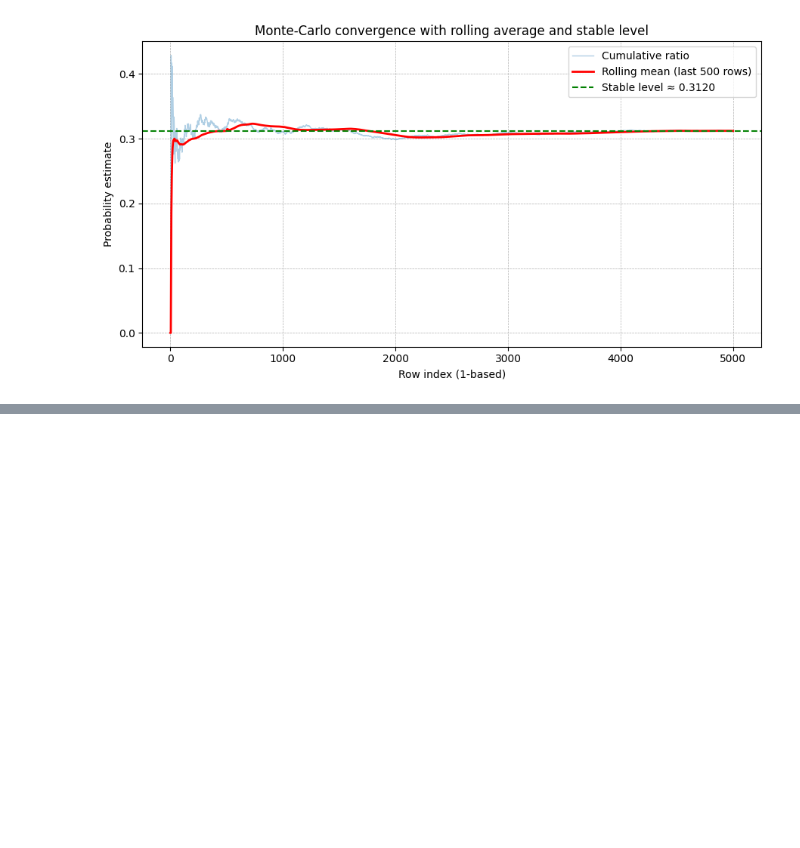
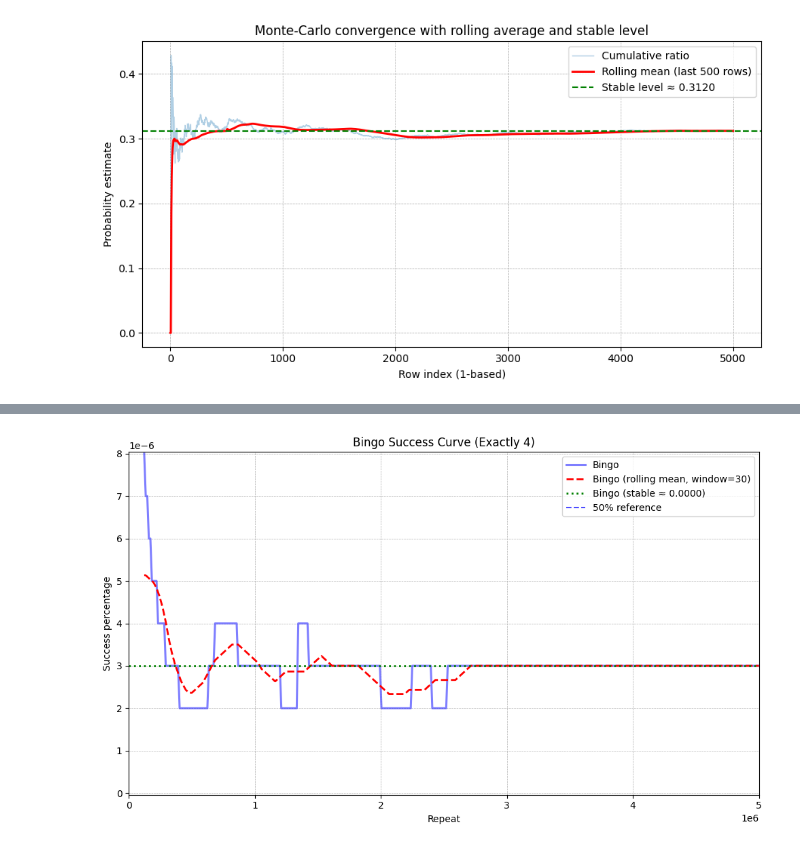
Before and after one commit to SorataBaka/kosen-5, a Jupyter notebook: random-simulation/plot.ipynb, the cells around one changed output, grey strips where cells are left out. Drawn from its saved outputs; the diff is of its cells as text; code cells hidden in the pictures; blank space fills up the shorter version.

```diff
--- a/random-simulation/plot.ipynb
+++ b/random-simulation/plot.ipynb
@@ -275,0 +314,91 @@ plt.show()
+# %%
+#!/usr/bin/env python3
+"""
+Plot Bingo simulation results from a CSV file.
+Uses smooth line graphs with interpolation, rolling average, and stable level.
+Only shows successful Bingo results (percentage > 0).
+"""
+import csv
+import matplotlib.pyplot as plt
+import numpy as np
+from scipy.interpolate import make_interp_spline
+from scipy.ndimage import uniform_filter1d
+
+# ---------------- CONFIG ----------------
+FILENAME = "bingo-2.txt"
+ROLL_WINDOW = 30     # smoothing window on interpolated data
+STABLE_SPAN = 50     # how many last points to average
+# ----------------------------------------
+
+success_x, success_y = [], []
+
+with open(FILENAME, newline="") as f:
+    reader = csv.DictReader(f)
+    for row in reader:
+        try:
+            repeat = int(row["repeat"])
+            pct = float(row["percentage"])
+            if pct > 0:
+                success_x.append(repeat)
+                success_y.append(pct)
+        except (ValueError, KeyError):
+            continue
+
+# ── choose y-axis limits ──────────────────────────────────────────────────────
+if success_y:
+    ymax = max(success_y)
+else:
+    ymax = 0.0
+margin = 0.005 * (1 if ymax == 0 else ymax)
+ylow = -margin
+yhigh = ymax + margin
+
+# ── plot interpolated data ─────────────────────────────────────────────────────
+def sorted_spline(x, y, color, label, s=400):
+    if len(x) < 4:
+        plt.plot(x, y, color=color, linestyle='-', marker='o', label=f"{label} (raw)")
+        return
+
+    x_np, y_np = np.array(x), np.array(y)
+    sorted_idx = np.argsort(x_np)
+    x_sorted, y_sorted = x_np[sorted_idx], y_np[sorted_idx]
+
+    x_smooth = np.linspace(x_sorted.min(), x_sorted.max(), s)
+    spline = make_interp_spline(x_sorted, y_sorted, k=3)
+    y_smooth = spline(x_smooth)
+
+    # ── Main smooth curve ──────────────────────────────────────────
+    plt.plot(x_smooth, y_smooth, color=color, linewidth=2.2, alpha=0.5, label=label)
+
+    # ── Rolling mean ───────────────────────────────────────────────
+    rolling = uniform_filter1d(y_smooth, size=ROLL_WINDOW)
+    plt.plot(x_smooth, rolling, color="red", linestyle='--', linewidth=2, alpha=1.0,
+             label=f"{label} (rolling mean, window={ROLL_WINDOW})")
+
+    # ── Stable final average ───────────────────────────────────────
+    final_span = min(STABLE_SPAN, len(y_smooth))
+    if final_span >= 5:
+        stable_avg = np.mean(y_smooth[-final_span:])
+        plt.axhline(stable_avg, color="green", linestyle=":", linewidth=2, alpha=1.0,
+                    label=f"{label} (stable ≈ {stable_avg:.4f})")
+
+
+# ── Plot setup ────────────────────────────────────────────────────────────────
+plt.figure(figsize=(10, 6))
+
+if success_x:
+    sorted_spline(success_x, success_y, color="blue", label="Bingo")
+
+plt.axhline(0.5, color="blue", linestyle="--", linewidth=1.5, alpha=0.7, label="50% reference")
+
+plt.title("Bingo Success Curve (Exactly 4)")
+plt.xlabel("Repeat")
+plt.ylabel("Success percentage")
+plt.xlim(0, max(success_x, default=10) + 1)
+plt.ylim(ylow, yhigh)
+plt.grid(True, linestyle="--", linewidth=0.5)
+plt.legend()
+plt.tight_layout()
+plt.show()
+# %% [output]
+[figure, added]
```
Also changed, not shown: parts of 1 cell of this notebook, 6 other files.
